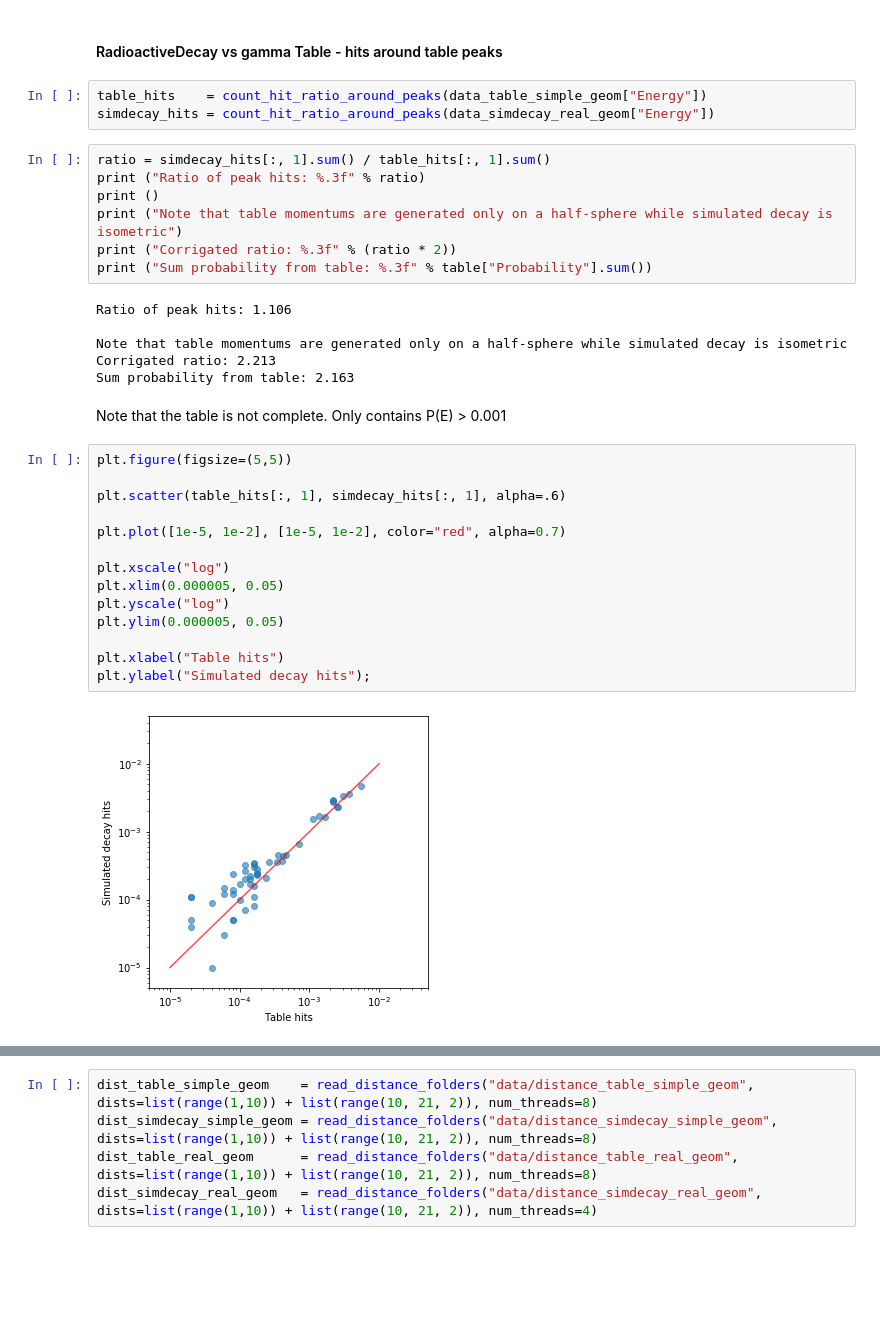
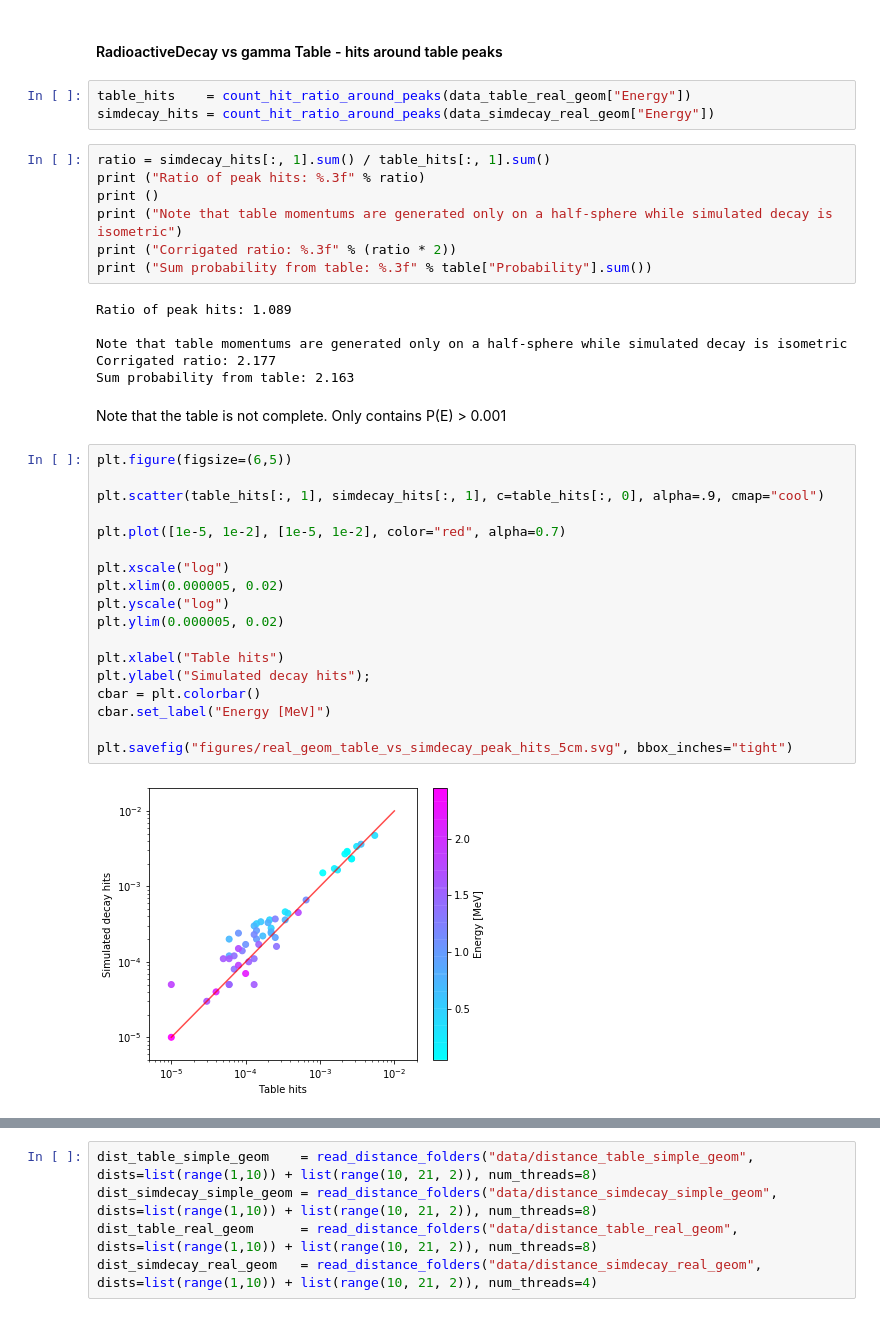
Before and after one commit to Balazzs/HPGECalorimeter, a Jupyter notebook: Analysis.ipynb, the cells around one changed output, grey strips where cells are left out. Cells and saved outputs as stored; diff of their text form; blank space fills up the shorter version.

```diff
--- a/Analysis.ipynb
+++ b/Analysis.ipynb
@@ -457,7 +457,7 @@ SimpleHistogram(data_simdecay_real_geom["Energy"])
 # %% [markdown]
 #### RadioactiveDecay vs gamma Table - hits around table peaks
 # %%
-table_hits    = count_hit_ratio_around_peaks(data_table_simple_geom["Energy"])
+table_hits    = count_hit_ratio_around_peaks(data_table_real_geom["Energy"])
 simdecay_hits = count_hit_ratio_around_peaks(data_simdecay_real_geom["Energy"])
 # %%
 ratio = simdecay_hits[:, 1].sum() / table_hits[:, 1].sum()
@@ -467,29 +467,33 @@ print ("Note that table momentums are generated only on a half-sphere while simu
 print ("Corrigated ratio: %.3f" % (ratio * 2))
 print ("Sum probability from table: %.3f" % table["Probability"].sum())
 # %% [output]
-Ratio of peak hits: 1.106
+Ratio of peak hits: 1.089
 
 Note that table momentums are generated only on a half-sphere while simulated decay is isometric
-Corrigated ratio: 2.213
+Corrigated ratio: 2.177
 Sum probability from table: 2.163
 # %% [markdown]
 Note that the table is not complete. Only contains P(E) > 0.001
 # %%
-plt.figure(figsize=(5,5))
+plt.figure(figsize=(6,5))
 
-plt.scatter(table_hits[:, 1], simdecay_hits[:, 1], alpha=.6)
+plt.scatter(table_hits[:, 1], simdecay_hits[:, 1], c=table_hits[:, 0], alpha=.9, cmap="cool")
 
 plt.plot([1e-5, 1e-2], [1e-5, 1e-2], color="red", alpha=0.7)
 
 plt.xscale("log")
-plt.xlim(0.000005, 0.05)
+plt.xlim(0.000005, 0.02)
 plt.yscale("log")
-plt.ylim(0.000005, 0.05)
+plt.ylim(0.000005, 0.02)
 
 plt.xlabel("Table hits")
 plt.ylabel("Simulated decay hits");
+cbar = plt.colorbar()
+cbar.set_label("Energy [MeV]")
+
+plt.savefig("figures/real_geom_table_vs_simdecay_peak_hits_5cm.svg", bbox_inches="tight")
 # %% [output]
-[figure, old version]
+[figure, new version]
 # %%
 plt.figure(figsize=(10,5))
 
```
Also changed, not shown: parts of 13 cells of this notebook, 4 other files.
